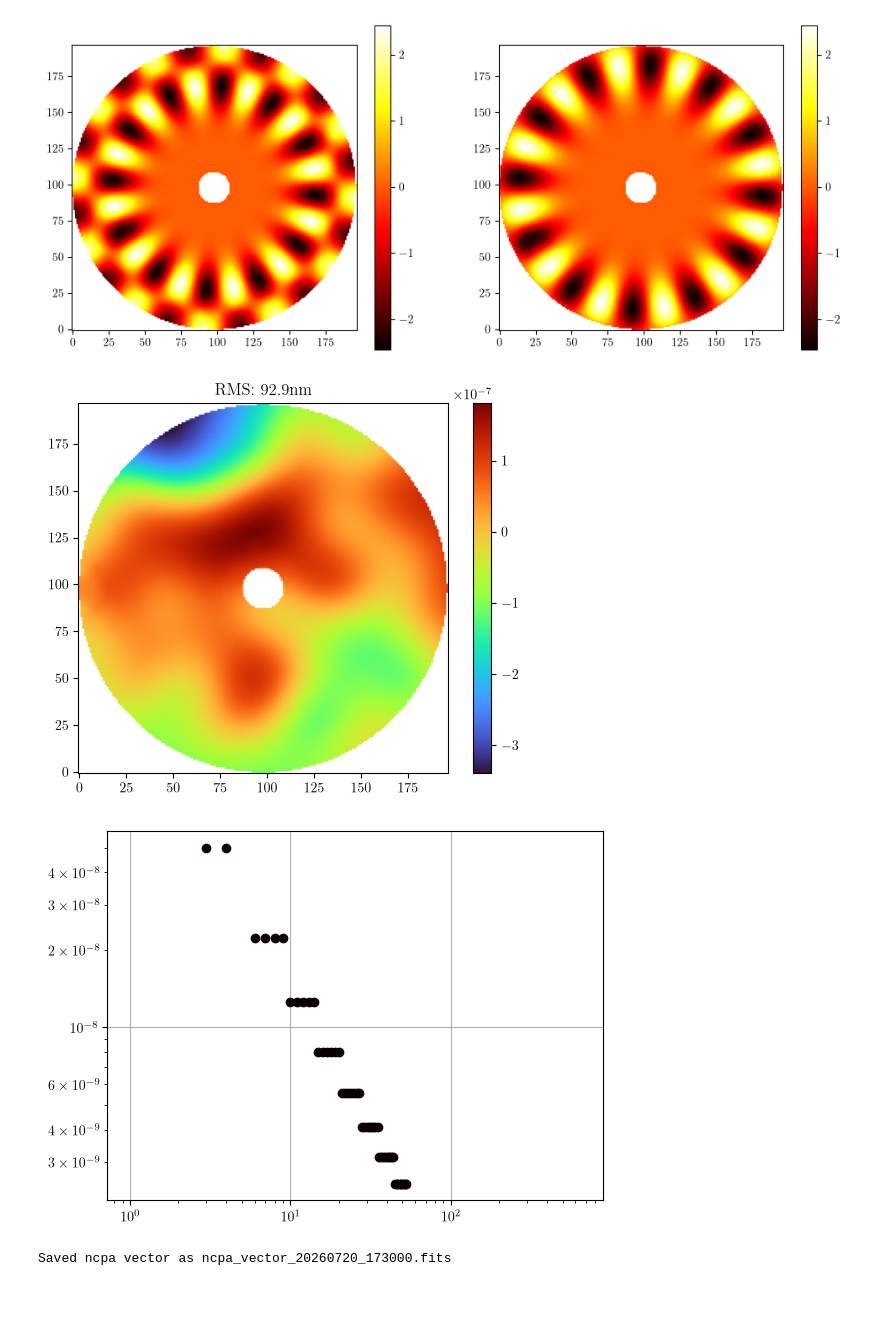
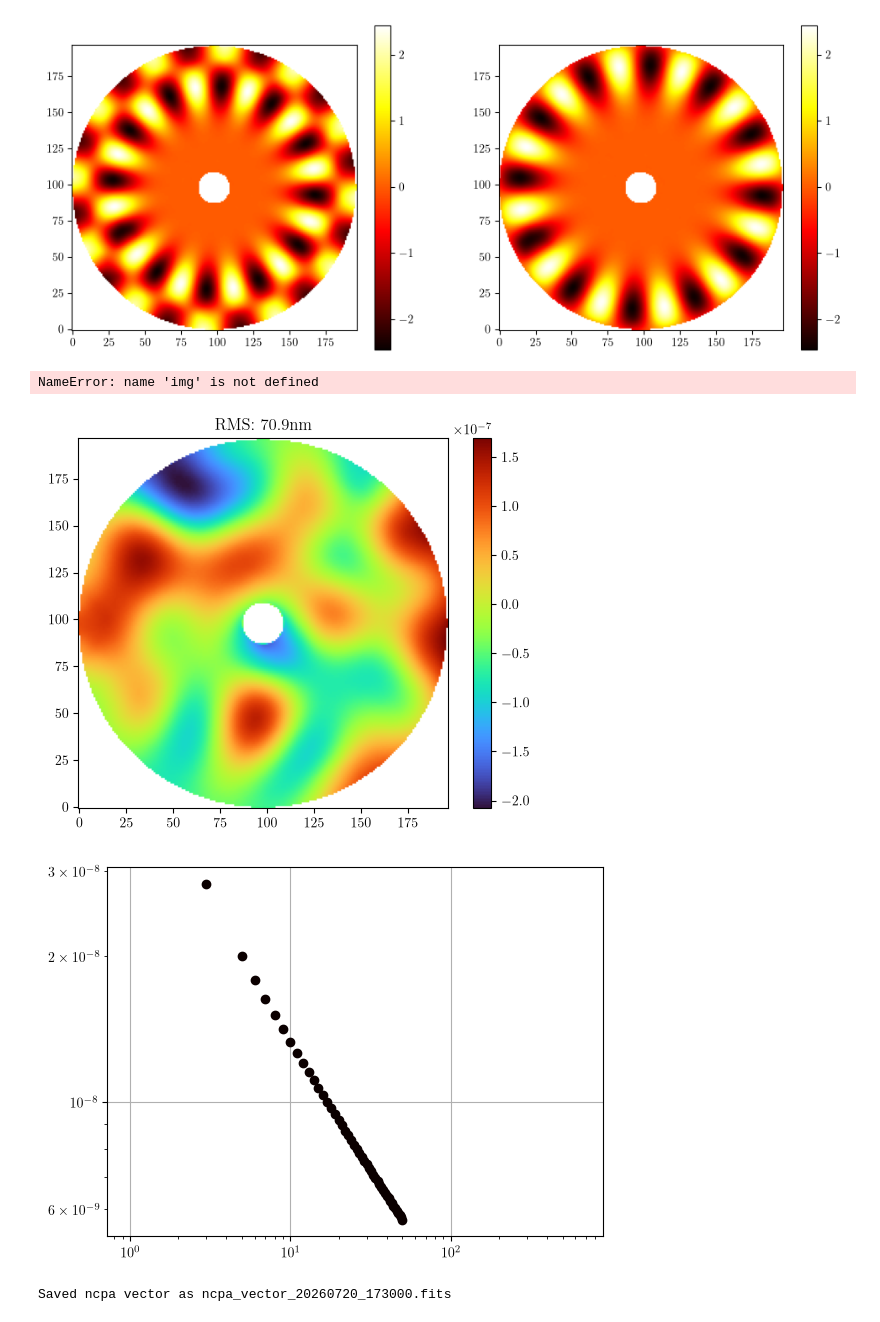
Before and after one commit to Menessao/SPECULA, a Jupyter notebook: config/ErrorBudget/LBTplots.ipynb, the cells around one changed output. Drawn from its saved outputs; the diff is of its cells as text; code cells hidden in the pictures.

```diff
--- a/config/ErrorBudget/LBTplots.ipynb
+++ b/config/ErrorBudget/LBTplots.ipynb
@@ -224,34 +224,57 @@ plt.colorbar()
 # %% [output]
 <matplotlib.colorbar.Colorbar at 0x...>
 [figure]
+# %%
+from skimage.transform import AffineTransform,warp
+
+mag = 1.2
+shear = -0.1
+rot = 0.3
+H,W = img.shape
+center_y, center_x = H / 2.0, W / 2.0
+shift_to_origin = AffineTransform(translation=(-center_x, -center_y))
+shear_and_scale = AffineTransform(shear=shear, scale=mag, rotation=rot)
+shift_to_center = AffineTransform(translation=(center_x, center_y))
+trf = shift_to_origin + shear_and_scale + shift_to_center
+warp_img = warp(img, inverse_map=trf.inverse)
+warp_mask = np.logical_or(warp((1-lbtpup), inverse_map=trf.inverse),(1-lbtpup).astype(bool))
+warped = np.ma.masked_array(warp_img,mask=warp_mask.astype(bool))
+
+plt.figure(figsize=(12,5))
+plt.subplot(1,2,1)
+plt.imshow(img)
+plt.colorbar()
+plt.subplot(1,2,2)
+plt.imshow(warped)
+plt.colorbar()
+# %% [output]
+NameError: name 'img' is not defined
 # %%
 from specula.mmlib.utils import radial_order
 
-from specula.data_objects
-
-vec = np.ones(648)*2e-7
-vec /= radial_order(np.arange(648))**2
+vec = np.ones(648)*4e-8
+vec /= np.sqrt(np.arange(648)) #radial_order(np.arange(648))**2
 vec[:2] = 0
-vec[4] = 0
-vec[53:] = 0
+vec[3] = 0
+vec[50:] = 0
 
 phase = np.zeros(lbtpup.shape)
 for i in range(len(vec)):
     phase[lbtpup.astype(bool)] += kl[:,i]*vec[i]
 phase -= np.mean(phase[lbtpup.astype(bool)])
 phase = np.ma.masked_array(phase,mask=(1-lbtpup).astype(bool))
 
 plt.figure()
 plt.imshow(phase,cmap='turbo')
 plt.title(f'RMS: {np.std(phase[lbtpup.astype(bool)])*1e+9:1.1f}nm')
 plt.colorbar()
 
 plt.figure()
 plt.loglog(np.arange(len(vec))+1,abs(vec),'o')
 plt.grid()
 # %% [output]
-[figure, old version]
+[figure, new version]
-[figure, old version]
+[figure, new version]
 # %%
 import os
 dir_path = '/raid1/mmenessini/calibration/SOUL/KLv30dx'
```
Also changed, not shown: parts of 5 cells of this notebook, 10 other files.
